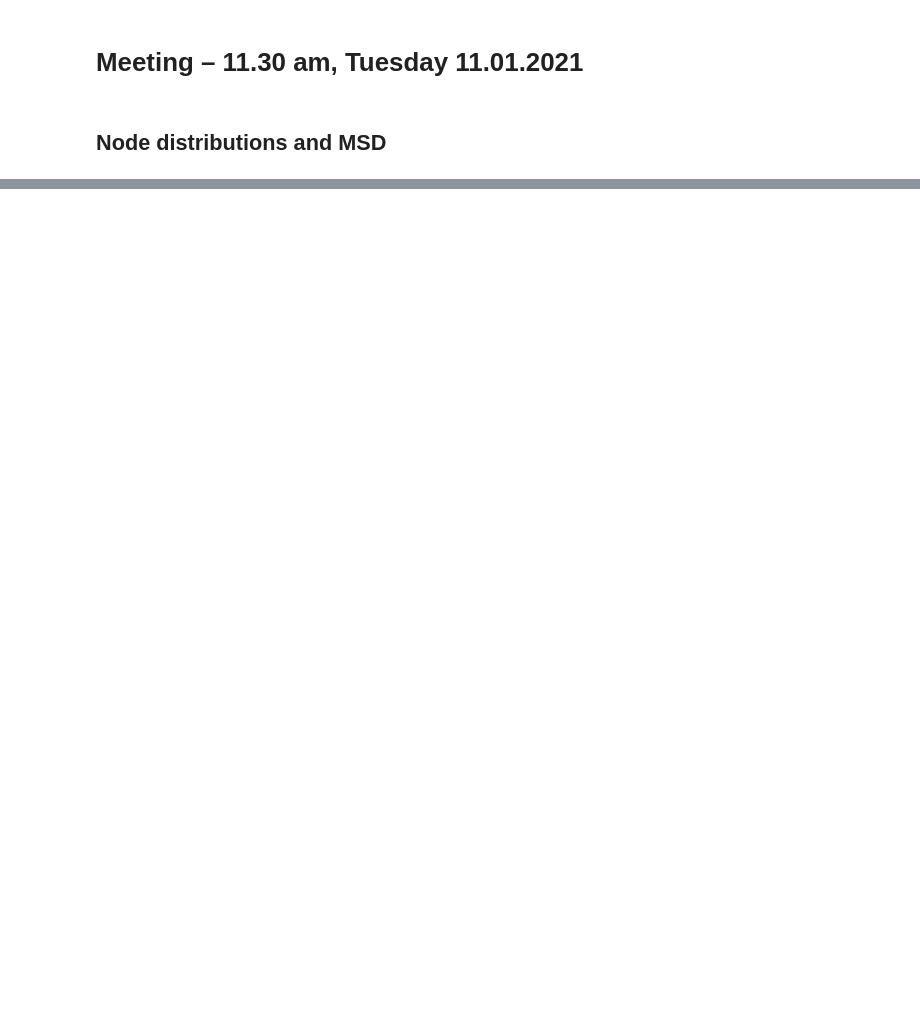
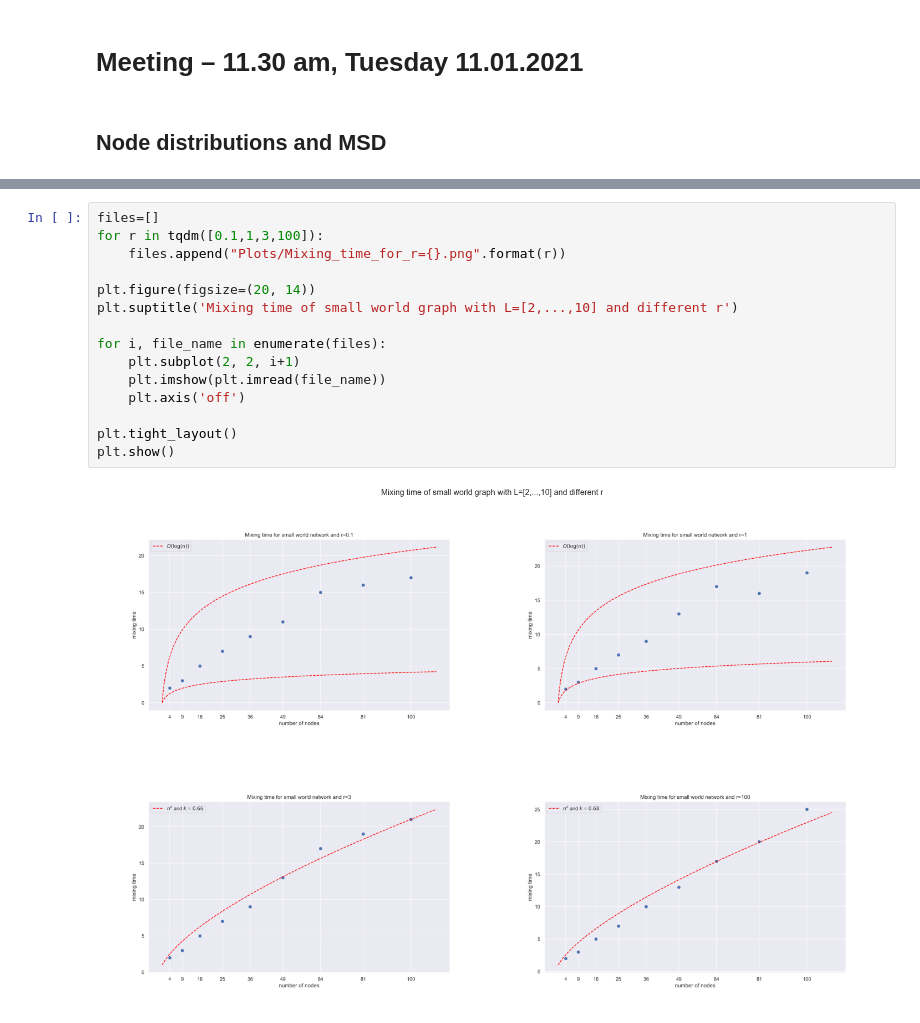
Before and after one commit to lucablessing/random-walks-on-small-world-networks, a Jupyter notebook: notebooks/meeting_21-01-11.ipynb, the cells around one changed output, grey strips where cells are left out. Saved outputs shown, nothing was run; the diff lists cells and outputs as text; blank space fills up the shorter version.

```diff
--- a/notebooks/meeting_21-01-11.ipynb
+++ b/notebooks/meeting_21-01-11.ipynb
@@ -74,0 +124,17 @@ plt.show()
+# %%
+files=[]
+for r in tqdm([0.1,1,3,100]):
+    files.append("Plots/Mixing_time_for_r={}.png".format(r))
+
+plt.figure(figsize=(20, 14))
+plt.suptitle('Mixing time of small world graph with L=[2,...,10] and different r')
+
+for i, file_name in enumerate(files):
+    plt.subplot(2, 2, i+1)
+    plt.imshow(plt.imread(file_name))
+    plt.axis('off')
+
+plt.tight_layout()
+plt.show()
+# %% [output]
+[figure, added]
```
Also changed, not shown: parts of 9 cells of this notebook.
